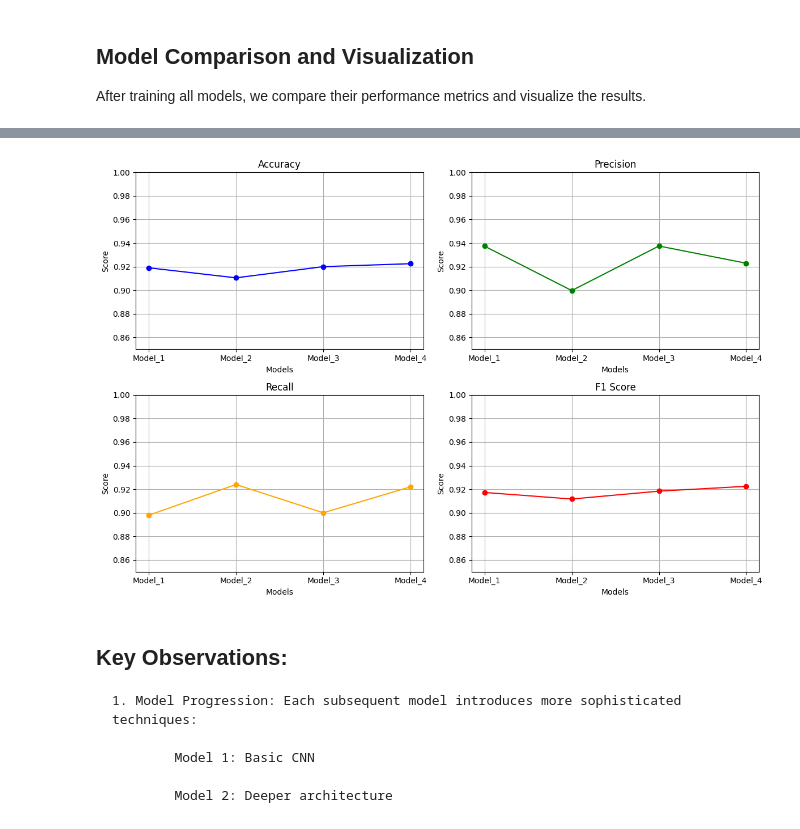
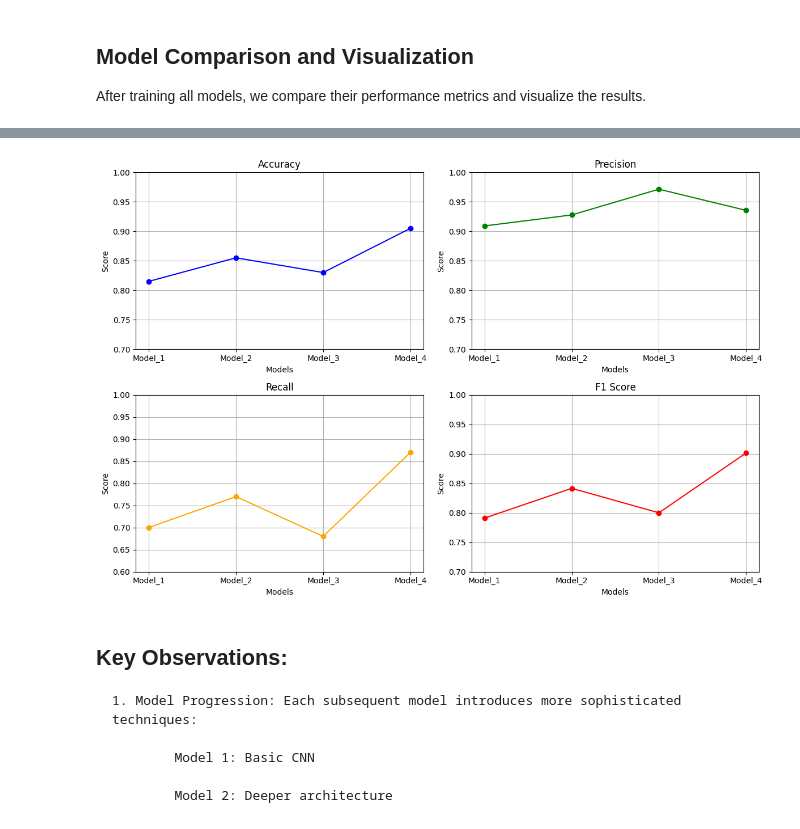
Before and after one commit to BhavyaPatel25/Museum-View-Detection, a Jupyter notebook: CNN_Model.ipynb, the cells around one changed output, grey strips where cells are left out. Drawn from its saved outputs; the diff is of its cells as text; code cells hidden in the pictures.

Commit message:
Updated with test set for evaluation

```diff
--- a/CNN_Model.ipynb
+++ b/CNN_Model.ipynb
@@ -526,5 +526,5 @@ F1 Score: 91.21%
 # %%
-custom_test_dataset = ImageFolder(root='/content/test_images', transform=transform_3)
+custom_test_dataset = ImageFolder(root='/content/Museum_Validation', transform=transform_3)
 custom_test_loader = DataLoader(custom_test_dataset, batch_size=32, shuffle=False)
 # %%
 # Evaluate Model 3 on custom test set
@@ -714,5 +714,5 @@ F1 Score: 91.92%
 # %%
-custom_test_dataset = ImageFolder(root='/content/test_images', transform=transform_4)
+custom_test_dataset = ImageFolder(root='/content/Museum_Validation', transform=transform_4)
 custom_test_loader = DataLoader(custom_test_dataset, batch_size=32, shuffle=False)
 # %%
 # Evaluate Model 4 on custom test set
@@ -764,7 +764,7 @@ transform = transforms.Compose([
     transforms.ToTensor()
 ])
 
-img_path = '/content/test_images/indoor_images/test_image_86.JPG'
+img_path = '/content/Museum_Validation/museum-outdoor/Places365_val_00000788.jpg'
 image = Image.open(img_path).convert('RGB')
 input_tensor = transform(image).unsqueeze(0).to(device)
 
@@ -788,8 +788,11 @@ model_names = ['Model 1', 'Model 2', 'Model 3', 'Model 4']
 y_preds = []
 y_true = []
 
+custom_test = ImageFolder(root='/content/Museum_Validation', transform=transform_4)
+custom_test_loader = DataLoader(custom_test_dataset, batch_size=32, shuffle=False)
+
 # Get true labels once
-for _, labels in test_loader:
+for _, labels in custom_test_loader:
     y_true.extend(labels.numpy())
 
 # Function to get predictions from a model
@@ -797,7 +800,7 @@ def get_predictions(model):
     model.eval()
     preds = []
     with torch.no_grad():
-        for images, _ in test_loader:
+        for images, _ in custom_test_loader:
             images = images.to(device)
             outputs = model(images)
             _, predicted = torch.max(outputs, 1)
@@ -876,38 +879,38 @@ model_names = ["Model_1", "Model_2", "Model_3", "Model_4"]
 fig, axs = plt.subplots(2, 2, figsize=(12, 8))
 
 # Accuracy
 axs[0, 0].plot(model_names, accuracy, marker='o', color='blue')
 axs[0, 0].set_title("Accuracy")
-axs[0, 0].set_ylim(0.85, 1)
+axs[0, 0].set_ylim(0.7, 1)
 axs[0, 0].grid(True)
 
 # Precision
 axs[0, 1].plot(model_names, precision, marker='o', color='green')
 axs[0, 1].set_title("Precision")
-axs[0, 1].set_ylim(0.85, 1)
+axs[0, 1].set_ylim(0.7, 1)
 axs[0, 1].grid(True)
 
 # Recall
 axs[1, 0].plot(model_names, recall, marker='o', color='orange')
 axs[1, 0].set_title("Recall")
-axs[1, 0].set_ylim(0.85, 1)
+axs[1, 0].set_ylim(0.6, 1)
 axs[1, 0].grid(True)
 
 # F1 Score
 axs[1, 1].plot(model_names, f1_score_values, marker='o', color='red')
 axs[1, 1].set_title("F1 Score")
-axs[1, 1].set_ylim(0.85, 1)
+axs[1, 1].set_ylim(0.7, 1)
 axs[1, 1].grid(True)
 
 # Common labels and layout
 for ax in axs.flat:
     ax.set_xlabel("Models")
     ax.set_ylabel("Score")
 
 plt.tight_layout()
 plt.show()
 # %% [output]
-[figure, old version]
+[figure, new version]
 # %% [markdown]
 ## Key Observations:
 
```
Also changed, not shown: parts of 17 cells of this notebook.
